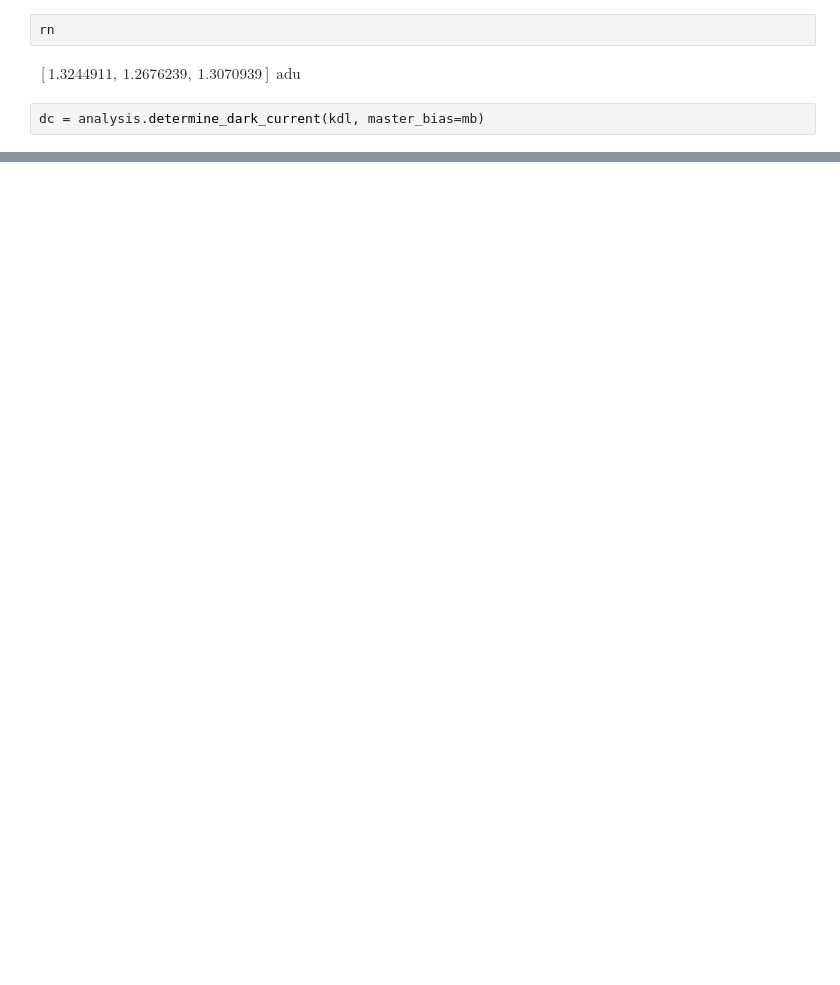
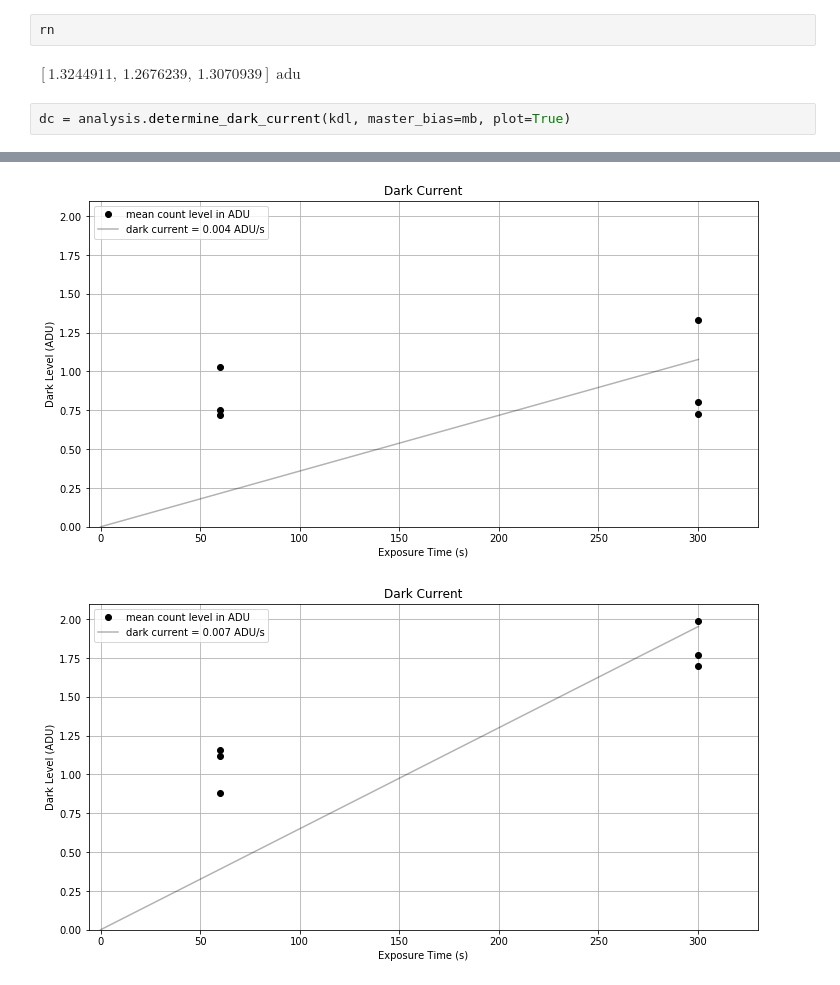
Before and after one commit to joshwalawender/KeckData, a Jupyter notebook: Analysis Playground.ipynb, the cells around one changed output, grey strips where cells are left out. Saved outputs shown, nothing was run; the diff lists cells and outputs as text; blank space fills up the shorter version.

```diff
--- a/Analysis Playground.ipynb
+++ b/Analysis Playground.ipynb
@@ -43,5 +40,5 @@ rn
 # %% [output]
 $[1.3244911,~1.2676239,~1.3070939] \; \mathrm{adu}$
 # %%
-dc = analysis.determine_dark_current(kdl, master_bias=mb)
+dc = analysis.determine_dark_current(kdl, master_bias=mb, plot=True)
 # %% [output]
@@ -64,0 +58,2 @@ dc = analysis.determine_dark_current(kdl, master_bias=mb)
+[figure, added]
+[figure, added]
```
Also changed, not shown: parts of 7 cells of this notebook, 5 other files.
